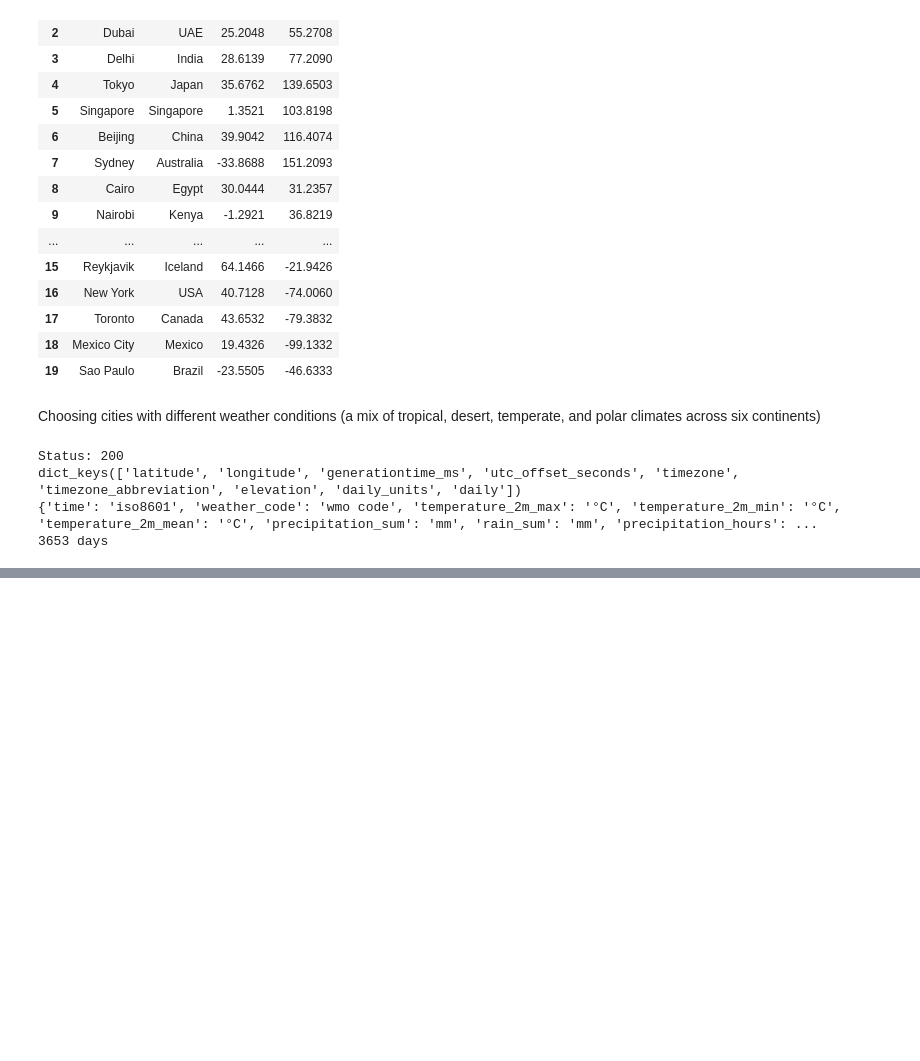
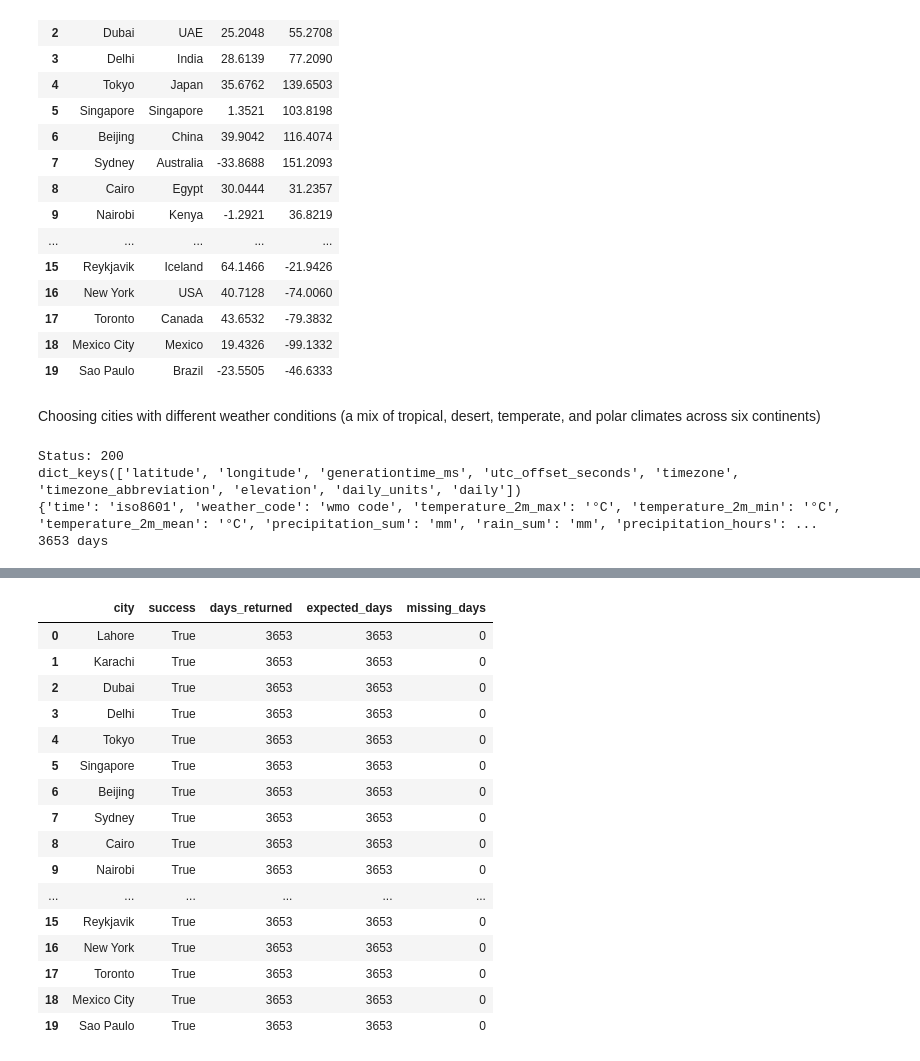
Before and after one commit to MuhammadRayan07/Weather-Analysis, a Jupyter notebook: notebooks/01_data_collection.ipynb, the cells around one changed output, grey strips where cells are left out. Saved outputs shown, nothing was run; the diff lists cells and outputs as text; code cells hidden in the pictures; blank space fills up the shorter version.

Commit message:
Complete data collection: 20 cities , raw json and combined csv

```diff
--- a/notebooks/01_data_collection.ipynb
+++ b/notebooks/01_data_collection.ipynb
@@ -86,3 +86,21 @@ Status: 200
 dict_keys(['latitude', 'longitude', 'generationtime_ms', 'utc_offset_seconds', 'timezone', 'timezone_abbreviation', 'elevation', 'daily_units', 'daily'])
 {'time': 'iso8601', 'weather_code': 'wmo code', 'temperature_2m_max': '°C', 'temperature_2m_min': '°C', 'temperature_2m_mean': '°C', 'precipitation_sum': 'mm', 'rain_sum': 'mm', 'precipitation_hours': ...
 3653 days
+# %%
+import time
+extra_candidates = ["relative_humidity_2m_mean", "dew_point_2m_mean",
+                    "cloud_cover_mean", "pressure_msl_mean", "surface_pressure_mean"]
+
+accepted = []
+for var in extra_candidates:
+    p = {"latitude": 31.5497, "longitude": 74.3436,
+         "start_date": "2016-01-01", "end_date": "2016-01-10",
+         "daily": var, "timezone": "auto"}
+    resp = requests.get(URL, params=p, timeout=60)
+    ok = resp.status_code == 200
+    print(f"{var:30s} -> {'OK' if ok else 'REJECTED: ' + str(resp.json().get('reason'))}")
+    if ok:
+        accepted.append(var)
+    time.sleep(1)
+
+print("\nAccepted extras:", accepted)
@@ -88,0 +115,42 @@ dict_keys(['latitude', 'longitude', 'generationtime_ms', 'utc_offset_seconds', '
+# %%
+import json
+
+DAILY_ALL = DAILY + accepted
+
+def fetch_city(row, max_retries=5):
+    params = {"latitude": row.latitude, "longitude": row.longitude,
+              "start_date": "2016-01-01", "end_date": "2025-12-31",
+              "daily": ",".join(DAILY_ALL), "timezone": "auto"}
+    for attempt in range(max_retries):
+        r = requests.get(URL, params=params, timeout=120)
+        if r.status_code == 200:
+            return r.json()
+        if r.status_code == 429:
+            print(f"  Rate limited, waiting 65s (attempt {attempt+1})")
+            time.sleep(65)
+        else:
+            print("  Error:", r.status_code, r.text[:200])
+            break
+    return None
+
+log = []
+for row in cities.itertuples():
+    raw_file = RAW / f"{row.city.replace(' ', '_')}.json"
+    if raw_file.exists():
+        data = json.loads(raw_file.read_text())
+        print(f"{row.city}: loaded from saved file")
+    else:
+        print(f"{row.city}: requesting...")
+        data = fetch_city(row)
+        if data is not None:
+            raw_file.write_text(json.dumps(data))
+            time.sleep(3)
+    log.append({"city": row.city,
+                "success": data is not None,
+                "days_returned": len(data["daily"]["time"]) if data else 0})
+
+collection_log = pd.DataFrame(log)
+collection_log["expected_days"] = 3653
+collection_log["missing_days"] = collection_log["expected_days"] - collection_log["days_returned"]
+collection_log
+# %% [output]
@@ -88,0 +177,17 @@ dict_keys(['latitude', 'longitude', 'generationtime_ms', 'utc_offset_seconds', '
+|  | city | success | days_returned | expected_days | missing_days |
+| 0 | Lahore | True | 3653 | 3653 | 0 |
+| 1 | Karachi | True | 3653 | 3653 | 0 |
+| 2 | Dubai | True | 3653 | 3653 | 0 |
+| 3 | Delhi | True | 3653 | 3653 | 0 |
+| 4 | Tokyo | True | 3653 | 3653 | 0 |
+| 5 | Singapore | True | 3653 | 3653 | 0 |
+| 6 | Beijing | True | 3653 | 3653 | 0 |
+| 7 | Sydney | True | 3653 | 3653 | 0 |
+| 8 | Cairo | True | 3653 | 3653 | 0 |
+| 9 | Nairobi | True | 3653 | 3653 | 0 |
+| ... | ... | ... | ... | ... | ... |
+| 15 | Reykjavik | True | 3653 | 3653 | 0 |
+| 16 | New York | True | 3653 | 3653 | 0 |
+| 17 | Toronto | True | 3653 | 3653 | 0 |
+| 18 | Mexico City | True | 3653 | 3653 | 0 |
+| 19 | Sao Paulo | True | 3653 | 3653 | 0 |
```
Also changed, not shown: parts of 6 cells of this notebook.
